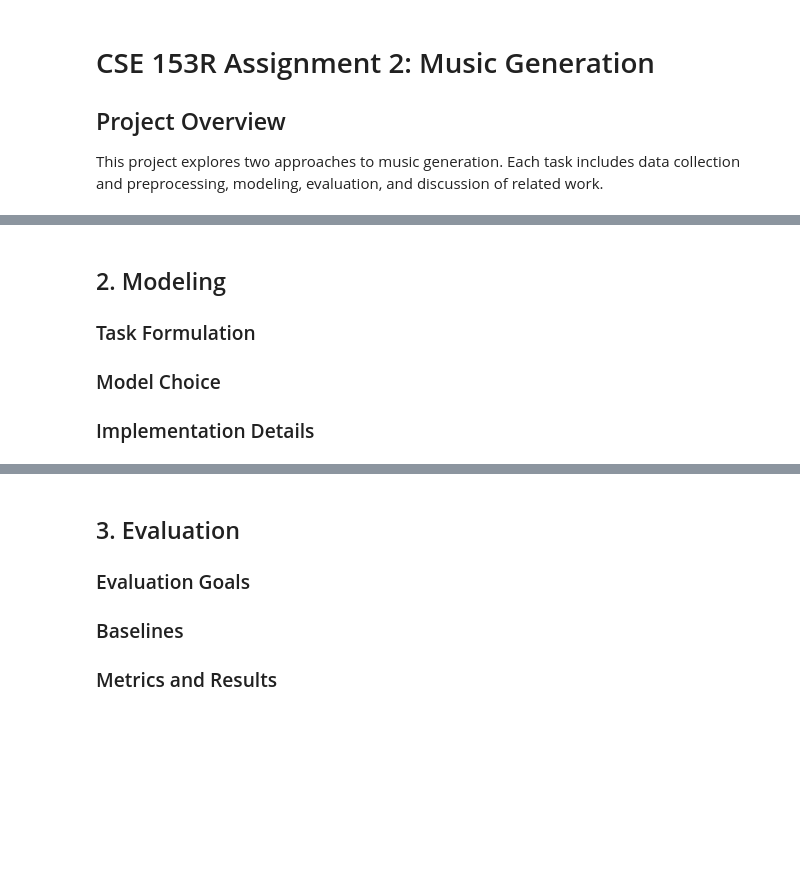
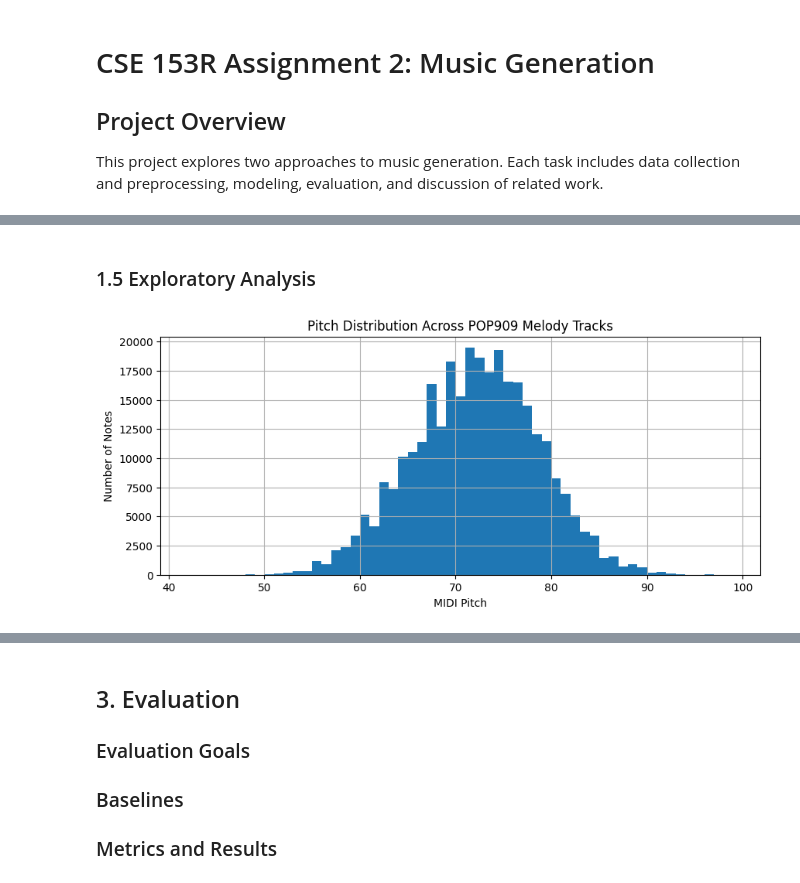
Before and after one commit to jay-cam/cse153r-assignment2, a Jupyter notebook: workbook.ipynb, the cells around one changed output, grey strips where cells are left out. Saved outputs shown, nothing was run; the diff lists cells and outputs as text; code cells hidden in the pictures; blank space fills up the shorter version.

```diff
--- a/workbook.ipynb
+++ b/workbook.ipynb
@@ -16,0 +42,7 @@ This project explores two approaches to music generation. Each task includes dat
+# %%
+midi = pretty_midi.PrettyMIDI(str(main_midi_files[0]))
+
+print("Number of instruments:", len(midi.instruments))
+
+for i, instrument in enumerate(midi.instruments):
+    print(i, instrument.name, "program:", instrument.program, "notes:", len(instrument.notes))
@@ -16,0 +94,25 @@ This project explores two approaches to music generation. Each task includes dat
+# %%
+all_notes = []
+
+for midi_path in main_midi_files:
+    midi = pretty_midi.PrettyMIDI(str(midi_path))
+
+    # POP909 main MIDI files use track 0 as MELODY
+    melody = midi.instruments[0]
+
+    for note in melody.notes:
+        all_notes.append({
+            "song_id": midi_path.parent.name,
+            "pitch": note.pitch,
+            "start": note.start,
+            "end": note.end,
+            "duration": note.end - note.start,
+            "velocity": note.velocity
+        })
+
+all_notes_df = pd.DataFrame(all_notes)
+
+print("Total melody notes:", len(all_notes_df))
+print("Number of songs:", all_notes_df["song_id"].nunique())
+
+all_notes_df.head()
@@ -17,8 +140,16 @@ This project explores two approaches to music generation. Each task includes dat
 # %% [markdown]
-## 2. Modeling
-
-### Task Formulation
-
-### Model Choice
-
-### Implementation Details
+### 1.5 Exploratory Analysis
+# %%
+# Pitch distribution across all POP909 melody tracks
+
+plt.figure(figsize=(10, 4))
+all_notes_df["pitch"].hist(bins=range(
+    all_notes_df["pitch"].min(),
+    all_notes_df["pitch"].max() + 2
+))
+plt.title("Pitch Distribution Across POP909 Melody Tracks")
+plt.xlabel("MIDI Pitch")
+plt.ylabel("Number of Notes")
+plt.show()
+# %% [output]
+[figure, added]
```
Also changed, not shown: parts of 30 cells of this notebook, 2 other files.
